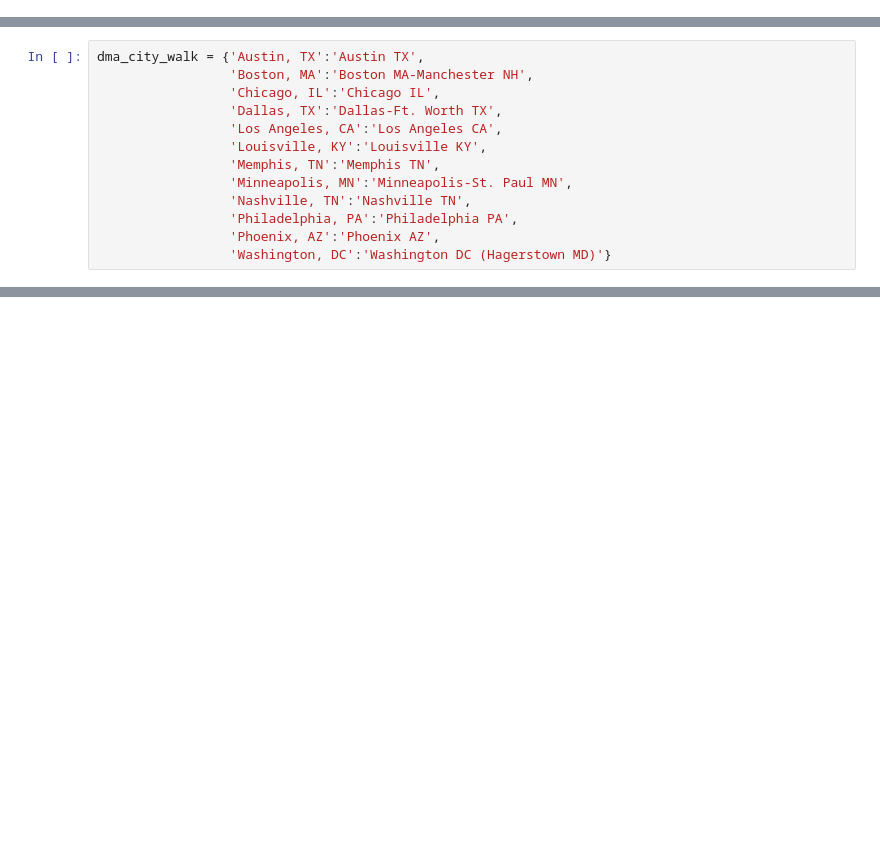
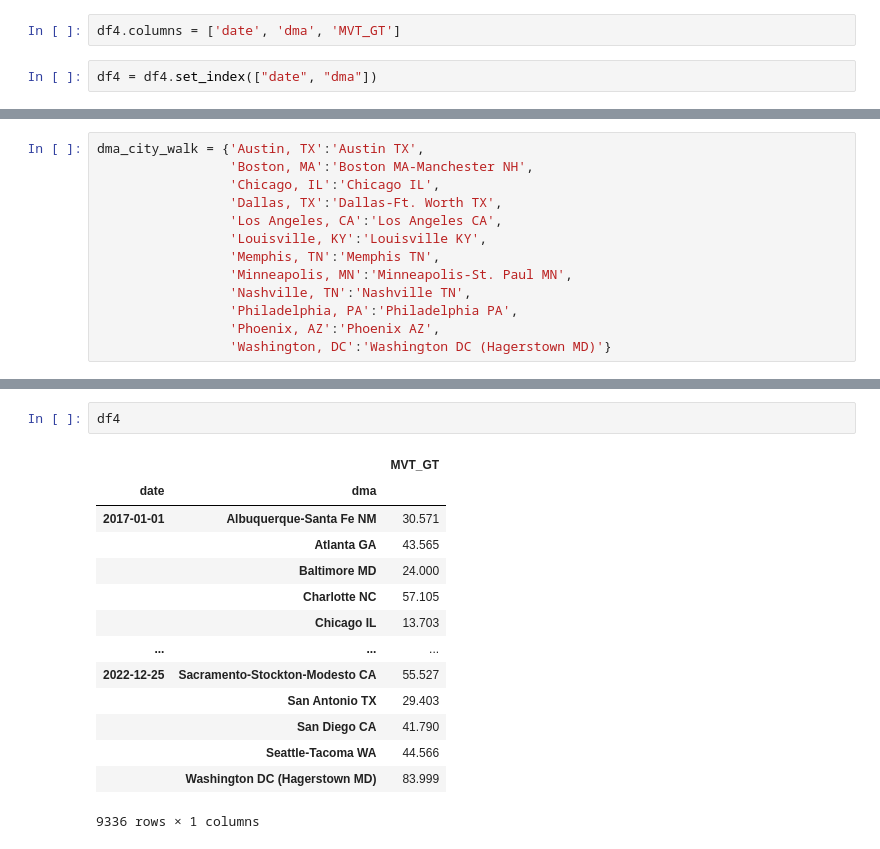
Before and after one commit to Yu-Hsuan-Liu/GT-MVT-Weekly-City, a Jupyter notebook: Combine_files_and_rescale.ipynb, the cells around one changed output, grey strips where cells are left out. Saved outputs shown, nothing was run; the diff lists cells and outputs as text; blank space fills up the shorter version.

```diff
--- a/Combine_files_and_rescale.ipynb
+++ b/Combine_files_and_rescale.ipynb
@@ -132,0 +188,4 @@ Length: 10016, dtype: float64
+# %%
+df4.columns = ['date', 'dma', 'MVT_GT']
+# %%
+df4 = df4.set_index(["date", "dma"])
@@ -232,0 +252,17 @@ array(['Austin, TX', 'Boston, MA', 'Chicago, IL', 'Dallas, TX',
+# %%
+df4
+# %% [output]
+|  |  | MVT_GT |
+| date | dma |  |
+| 2017-01-01 | Albuquerque-Santa Fe NM | 30.571 |
+|  | Atlanta GA | 43.565 |
+|  | Baltimore MD | 24.000 |
+|  | Charlotte NC | 57.105 |
+|  | Chicago IL | 13.703 |
+| ... | ... | ... |
+| 2022-12-25 | Sacramento-Stockton-Modesto CA | 55.527 |
+|  | San Antonio TX | 29.403 |
+|  | San Diego CA | 41.790 |
+|  | Seattle-Tacoma WA | 44.566 |
+|  | Washington DC (Hagerstown MD) | 83.999 |
+9336 rows × 1 columns
```
Also changed, not shown: parts of 18 cells of this notebook, 20 other files.
